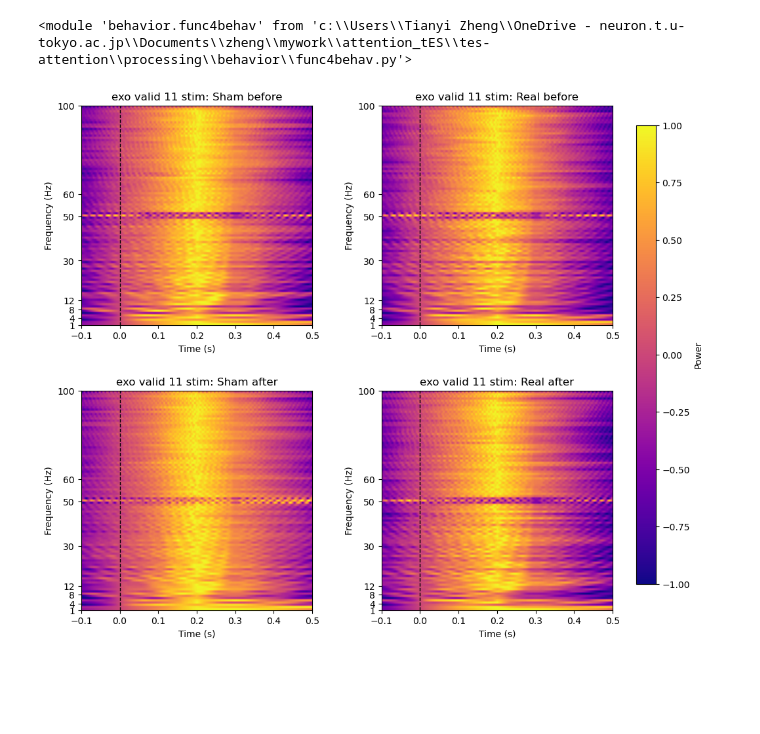
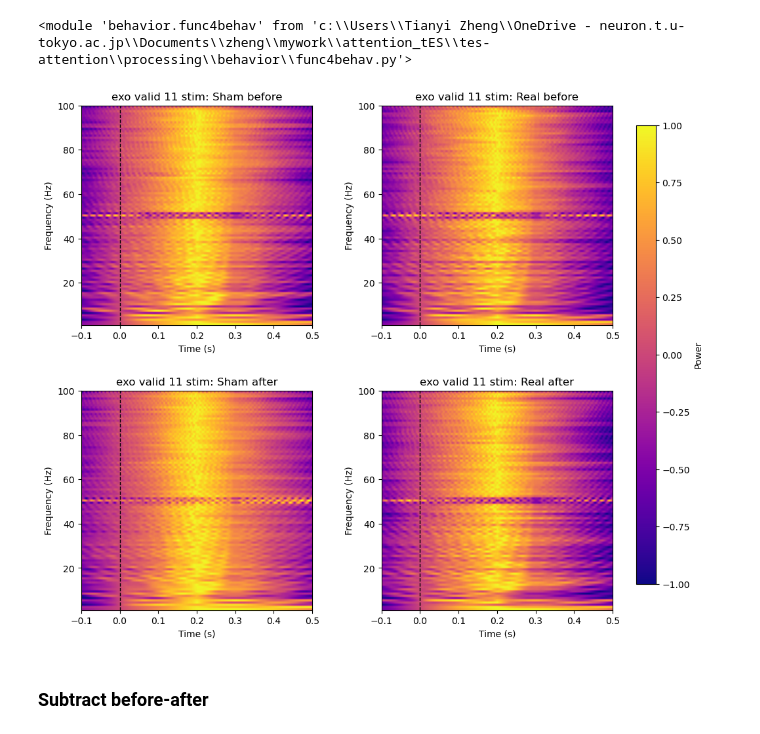
Before and after one commit to Shawnzty/tACS-Attention, a Jupyter notebook: processing/eeg_analysis/TFA_bygroup_load.ipynb, the cells around one changed output. Cells and saved outputs as stored; diff of their text form; code cells hidden in the pictures; blank space fills up the shorter version.

```diff
--- a/processing/eeg_analysis/TFA_bygroup_load.ipynb
+++ b/processing/eeg_analysis/TFA_bygroup_load.ipynb
@@ -49,34 +49,36 @@ channels = fe.pick_cortex('all')
 picks = list(channels.keys())
 pick_channels = [channels[key] for key in picks]
 
 # Re-order the title list
 title_list = [case+' '+watch+': Sham before', case+' '+watch+': Sham after', case+' '+watch+': Real before', case+' '+watch+': Real after']
 
 fig, axes = plt.subplots(nrows=2, ncols=2, figsize=(12, 10))
 
 # Define the desired order of the plots
 plot_order = [(0, 0), (1, 0), (0, 1), (1, 1)]
 
 for i, (row, col) in enumerate(plot_order):
     ax = axes[row, col]
     pick_channels_adj = [channel-1 for channel in pick_channels]
     picked_data = mean_list[i][pick_channels_adj]
     tfmap = np.mean(picked_data, axis=0)
-    tfmap = fe.normalize_tfmap(tfmap, times, axis="freq")
+    # tfmap = fe.normalize_tfmap(tfmap, times, axis="freq")
     # Plotting the Time-Frequency Map for each subplot
     im = ax.imshow(tfmap, aspect='auto', origin='lower', extent=[tmin, tmax, lofreq, hifreq], cmap='plasma')
     ax.axvline(0, color='black', linestyle='--', linewidth=1)
     ax.set_ylabel('Frequency (Hz)')
     ax.set_xlabel('Time (s)')
-    ax.set_ylim(1, hifreq)
-    ax.set_yticks([1, 4, 8, 12, 30, 50, 60, 100])
+    ax.set_ylim(1, 100)
+    # ax.set_yticks([1, 4, 8, 12, 30, 50, 60, 100])
     ax.set_title(title_list[i])
 
 # Adjust the space between subplots and add a colorbar
 fig.subplots_adjust(right=0.8, wspace=0.3, hspace=0.3)
 cbar_ax = fig.add_axes([0.83, 0.15, 0.025, 0.7])  # [left, bottom, width, height]
 fig.colorbar(im, cax=cbar_ax, label='Power')
 
 plt.show()
 # %% [output]
-[figure, old version]
+[figure, new version]
+# %% [markdown]
+### Subtract before-after
```
